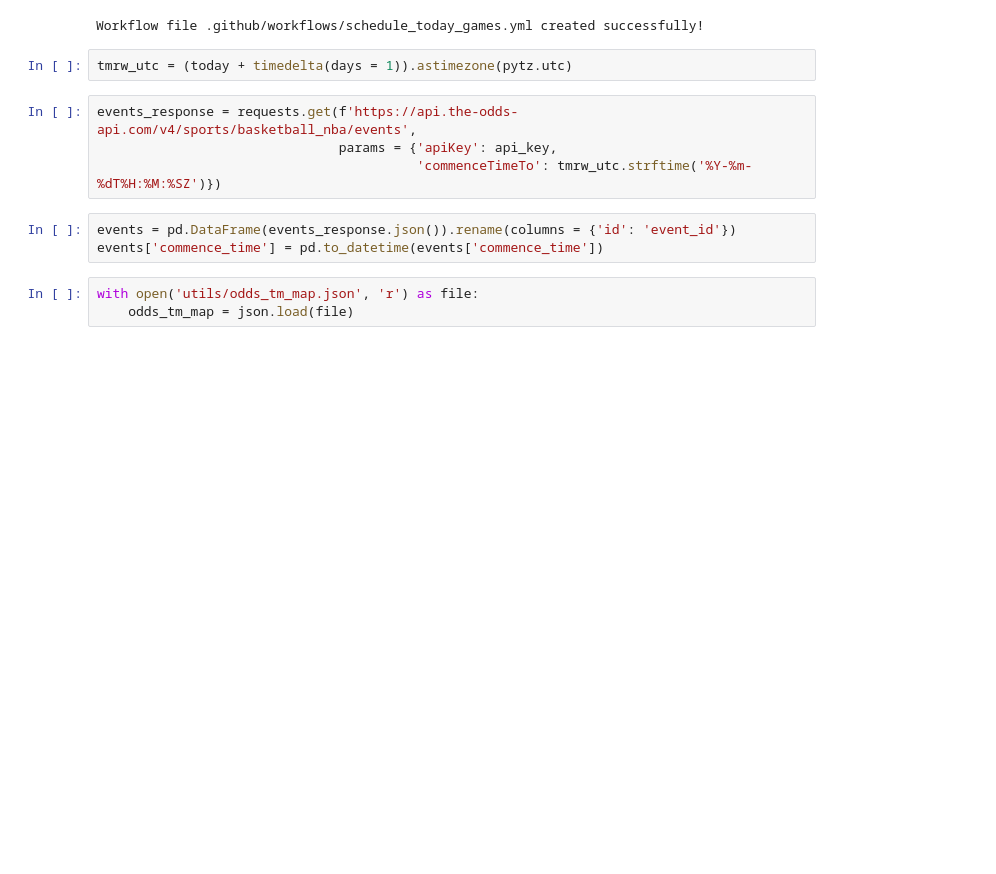
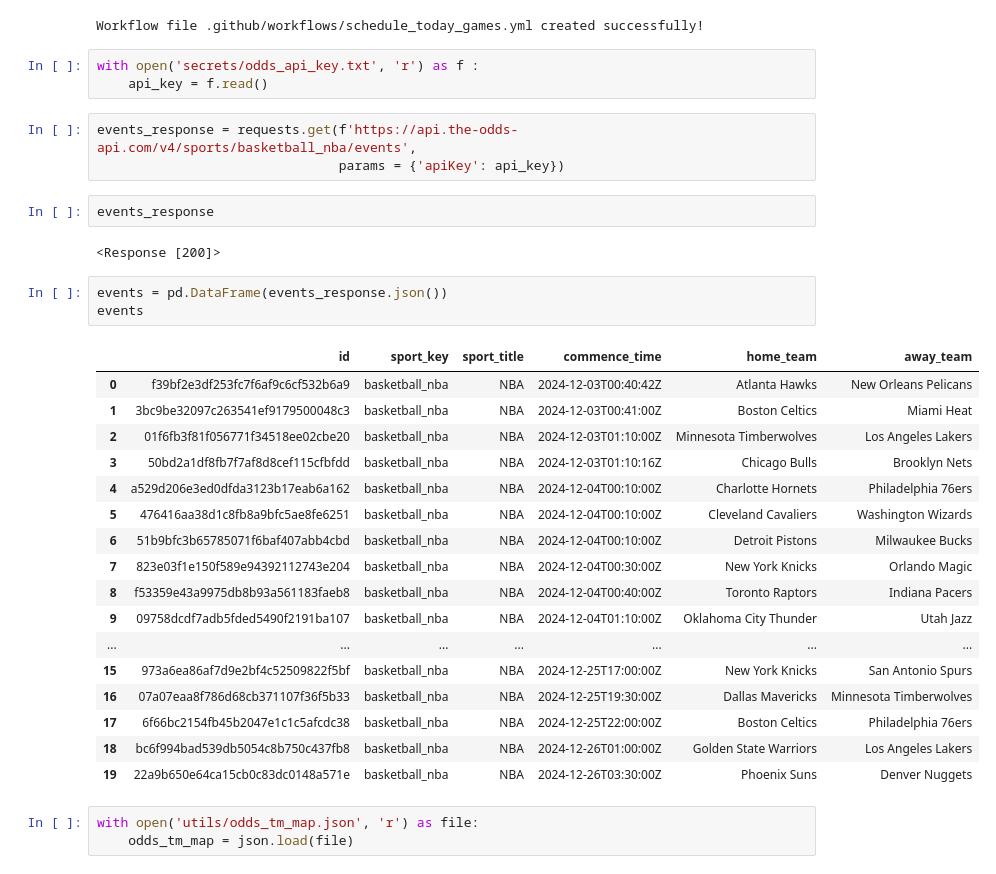
Before and after one commit to martinbog19/LeFirstBasket, a Jupyter notebook: starting_lineups.ipynb, the cells around one changed output. Cells and saved outputs as stored; diff of their text form; blank space fills up the shorter version.

```diff
--- a/starting_lineups.ipynb
+++ b/starting_lineups.ipynb
@@ -103,15 +103,37 @@ with open(yml_path, "w") as f:
 print(f"Workflow file {yml_path} created successfully!")
 # %% [output]
 Workflow file .github/workflows/schedule_today_games.yml created successfully!
-# %%
-tmrw_utc = (today + timedelta(days = 1)).astimezone(pytz.utc)
+# %%
+with open('secrets/odds_api_key.txt', 'r') as f :
+    api_key = f.read()
 # %%
 events_response = requests.get(f'https://api.the-odds-api.com/v4/sports/basketball_nba/events',
-                               params = {'apiKey': api_key,
-                                         'commenceTimeTo': tmrw_utc.strftime('%Y-%m-%dT%H:%M:%SZ')})
+                               params = {'apiKey': api_key})
+# %%
+events_response
+# %% [output]
+<Response [200]>
 # %%
-events = pd.DataFrame(events_response.json()).rename(columns = {'id': 'event_id'})
-events['commence_time'] = pd.to_datetime(events['commence_time'])
+events = pd.DataFrame(events_response.json())
+events
+# %% [output]
+|  | id | sport_key | sport_title | commence_time | home_team | away_team |
+| 0 | f39bf2e3df253fc7f6af9c6cf532b6a9 | basketball_nba | NBA | 2024-12-03T00:40:42Z | Atlanta Hawks | New Orleans Pelicans |
+| 1 | 3bc9be32097c263541ef9179500048c3 | basketball_nba | NBA | 2024-12-03T00:41:00Z | Boston Celtics | Miami Heat |
+| 2 | 01f6fb3f81f056771f34518ee02cbe20 | basketball_nba | NBA | 2024-12-03T01:10:00Z | Minnesota Timberwolves | Los Angeles Lakers |
+| 3 | 50bd2a1df8fb7f7af8d8cef115cfbfdd | basketball_nba | NBA | 2024-12-03T01:10:16Z | Chicago Bulls | Brooklyn Nets |
+| 4 | a529d206e3ed0dfda3123b17eab6a162 | basketball_nba | NBA | 2024-12-04T00:10:00Z | Charlotte Hornets | Philadelphia 76ers |
+| 5 | 476416aa38d1c8fb8a9bfc5ae8fe6251 | basketball_nba | NBA | 2024-12-04T00:10:00Z | Cleveland Cavaliers | Washington Wizards |
+| 6 | 51b9bfc3b65785071f6baf407abb4cbd | basketball_nba | NBA | 2024-12-04T00:10:00Z | Detroit Pistons | Milwaukee Bucks |
+| 7 | 823e03f1e150f589e94392112743e204 | basketball_nba | NBA | 2024-12-04T00:30:00Z | New York Knicks | Orlando Magic |
+| 8 | f53359e43a9975db8b93a561183faeb8 | basketball_nba | NBA | 2024-12-04T00:40:00Z | Toronto Raptors | Indiana Pacers |
+| 9 | 09758dcdf7adb5fded5490f2191ba107 | basketball_nba | NBA | 2024-12-04T01:10:00Z | Oklahoma City Thunder | Utah Jazz |
+| ... | ... | ... | ... | ... | ... | ... |
+| 15 | 973a6ea86af7d9e2bf4c52509822f5bf | basketball_nba | NBA | 2024-12-25T17:00:00Z | New York Knicks | San Antonio Spurs |
+| 16 | 07a07eaa8f786d68cb371107f36f5b33 | basketball_nba | NBA | 2024-12-25T19:30:00Z | Dallas Mavericks | Minnesota Timberwolves |
+| 17 | 6f66bc2154fb45b2047e1c1c5afcdc38 | basketball_nba | NBA | 2024-12-25T22:00:00Z | Boston Celtics | Philadelphia 76ers |
+| 18 | bc6f994bad539db5054c8b750c437fb8 | basketball_nba | NBA | 2024-12-26T01:00:00Z | Golden State Warriors | Los Angeles Lakers |
+| 19 | 22a9b650e64ca15cb0c83dc0148a571e | basketball_nba | NBA | 2024-12-26T03:30:00Z | Phoenix Suns | Denver Nuggets |
 # %%
 with open('utils/odds_tm_map.json', 'r') as file:
     odds_tm_map = json.load(file)
```
Also changed, not shown: 1 other file.
